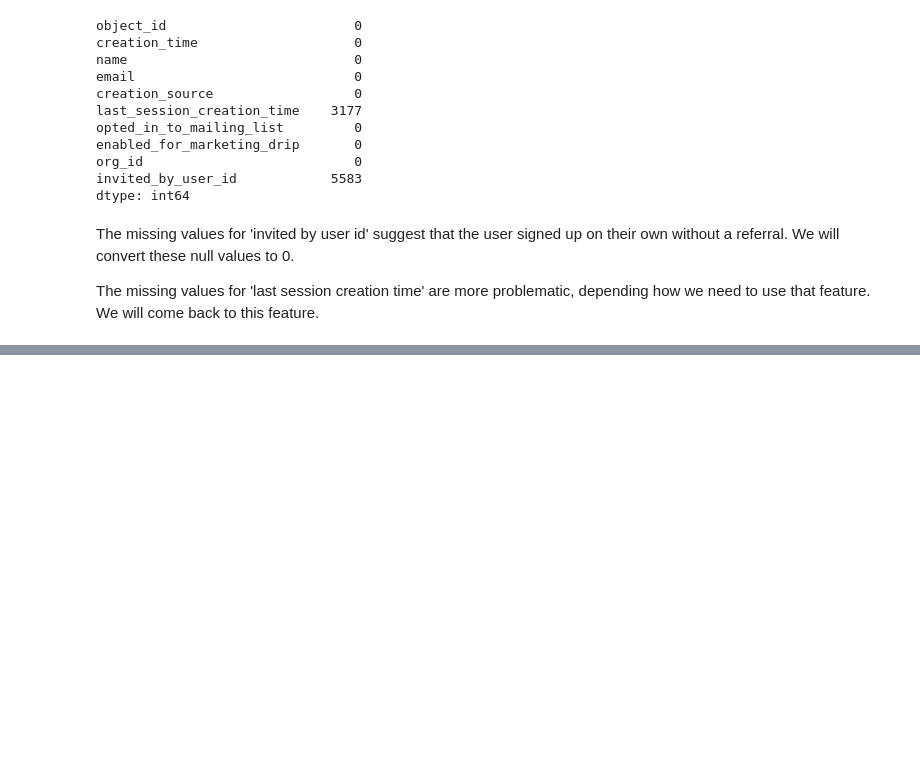
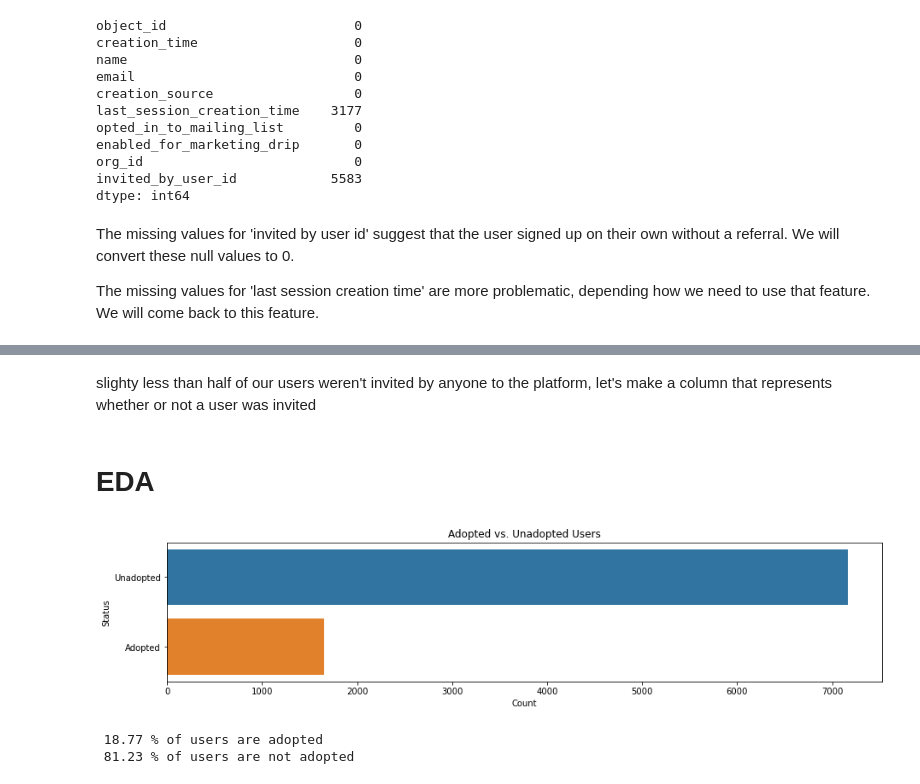
Before and after one commit to LiftedAquatic/relax_challenge, a Jupyter notebook: Relax challenge notebook.ipynb, the cells around one changed output, grey strips where cells are left out. Drawn from its saved outputs; the diff is of its cells as text; code cells hidden in the pictures; blank space fills up the shorter version.

```diff
--- a/Relax challenge notebook.ipynb
+++ b/Relax challenge notebook.ipynb
@@ -207,5 +226,0 @@ main_df.adopted = main_df.adopted.astype('int')
-# %%
-# extract just the date from the creation time and last session time columns
-
-main_df.creation_time = main_df.creation_time.dt.date
-main_df.last_session_creation_time = main_df.last_session_creation_time.dt.date
@@ -258,0 +249,12 @@ sns.countplot(x="adopted", data=main_df)
+# %%
+# drop users that didn't appear in logins data set
+
+main_df.dropna(subset=['adopted'],inplace=True)
+
+# replace 'nan' in adopted column with 0's
+# main_df['adopted'] = main_df['adopted'].apply(lambda x: 0 if np.isnan(x) else x)
+# %%
+# convert 'adopted' and 'visits' and 'invited_by_user_id' columns to int type
+main_df.adopted = main_df.adopted.astype('int')
+main_df.visits = main_df.visits.astype('int')
+main_df.invited_by_user_id = main_df.invited_by_user_id.astype('int')
@@ -258,0 +276,22 @@ sns.countplot(x="adopted", data=main_df)
+# %% [markdown]
+slighty less than half of our users weren't invited by anyone to the platform, let's make a column that represents whether or not a user was invited
+# %%
+# create new column representing 'invited' status
+
+main_df['invited'] = main_df.invited_by_user_id.apply(lambda x: 1 if x != 0.0 else 0)
+# %% [markdown]
+# EDA
+# %%
+fig, ax = plt.subplots(figsize=(15,3))
+ax = sns.countplot(y='adopted', data=main_df)
+ax.set(xlabel= 'Count', ylabel= 'Status', title="Adopted vs. Unadopted Users")
+ax.set_yticklabels(['Unadopted', 'Adopted' ])
+plt.show()
+# %% [output]
+[figure, added]
+# %%
+print(f' { round(len(main_df[main_df["adopted"] == 1]) / len(main_df) * 100, 2)} % of users are adopted')
+print(f' { round(len(main_df[main_df["adopted"] == 0]) / len(main_df) * 100, 2)} % of users are not adopted')
+# %% [output]
+ 18.77 % of users are adopted
+ 81.23 % of users are not adopted
```
Also changed, not shown: parts of 62 cells of this notebook.
